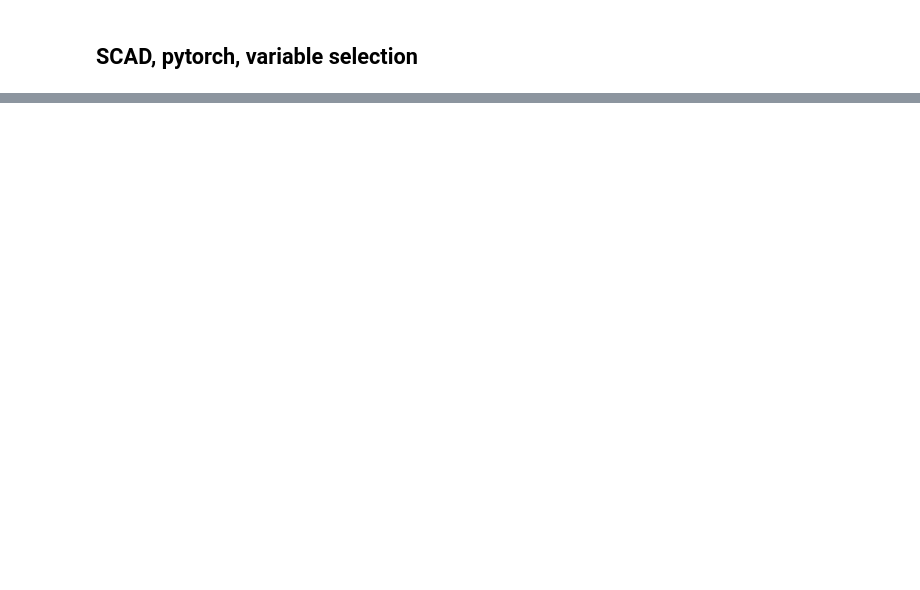
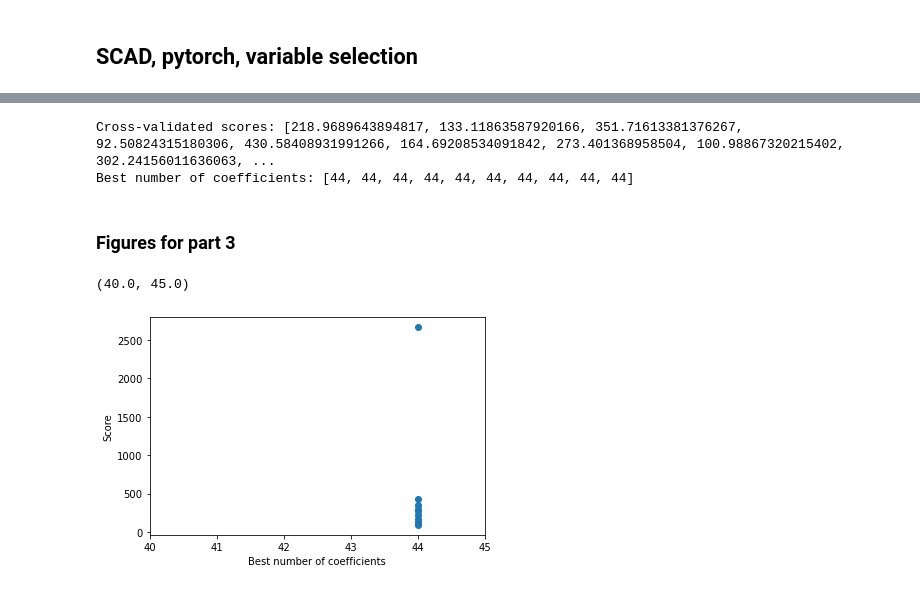
Before and after one commit to a1romero/DATA440_05, a Jupyter notebook: Assignment 3/regularization_and_selection.ipynb, the cells around one changed output, grey strips where cells are left out. Saved outputs shown, nothing was run; the diff lists cells and outputs as text; code cells hidden in the pictures; blank space fills up the shorter version.

```diff
--- a/Assignment 3/regularization_and_selection.ipynb
+++ b/Assignment 3/regularization_and_selection.ipynb
@@ -160,17 +308,0 @@ from sklearn.preprocessing import PolynomialFeatures
-# %%
-data = pd.read_csv('../data/concrete.csv')
-
-x = data.drop(columns='strength').values
-y = data['strength'].values
-
-polynomial = PolynomialFeatures(degree=2, include_bias=False)
-x_polynomial = polynomial.fit_transform(x)
-scaler = MinMaxScaler()
-xscaled = scaler.fit_transform(x_polynomial)
-
-x_tensor = torch.tensor(xscaled, dtype= dtype)
-y_tensor = torch.tensor(y, dtype= dtype)
-# %%
-model = scad_linear.SCADLinear(input_size=x_tensor.shape[1], lambda_val= 0.1, a_val= 3)
-# %%
-model.fit(x_tensor, y_tensor.unsqueeze(1), num_epochs = 1000, learning_rate = 0.09)
@@ -187,0 +309,21 @@ epoch: 1000/1000, loss_with_scad: 71.29235870610395
+# %%
+scores = []
+threshold = 0.01 # close to 0 threshold when counting number of coefficients
+coefficients_counted = []
+
+kf = KFold(n_splits = 10)
+for train_index, test_index in kf.split(x):
+    x_train, x_test = x_polynomial[train_index], x_polynomial[test_index]
+    y_train, y_test = y[train_index], y[test_index]
+
+    x_train_scale = scaler.fit_transform(x_train)
+    x_test_scale = scaler.fit_transform(x_test)
+
+    model.fit(torch.tensor(x_train_scale), torch.tensor(y_train).unsqueeze(1), num_epochs = 1000, learning_rate = 0.2)
+    y_predicted = model.predict(torch.tensor(x_test_scale))
+    print(mse(y_test, y_predicted.detach().numpy()))
+
+    coef_np = model.get_coefficients().detach().numpy()
+    coefficients_counted.append(np.sum(np.abs(coef_np) > threshold))
+
+    scores.append(mse(y_test, y_predicted.detach().numpy()))
@@ -187,0 +348,17 @@ epoch: 1000/1000, loss_with_scad: 71.29235870610395
+# %%
+print(f'Cross-validated scores: {scores}')
+print(f'Best number of coefficients: {coefficients_counted}')
+# %% [output]
+Cross-validated scores: [218.9689643894817, 133.11863587920166, 351.71613381376267, 92.50824315180306, 430.58408931991266, 164.69208534091842, 273.401368958504, 100.98867320215402, 302.24156011636063, ...
+Best number of coefficients: [44, 44, 44, 44, 44, 44, 44, 44, 44, 44]
+# %% [markdown]
+### Figures for part 3
+# %%
+fig, ax = plt.subplots()
+ax.scatter(coefficients_counted, scores)
+plt.xlabel('Best number of coefficients')
+plt.ylabel('Score')
+plt.xlim([40, 45])
+# %% [output]
+(40.0, 45.0)
+[figure, added]
```
Also changed, not shown: parts of 45 cells of this notebook, 7 other files.
